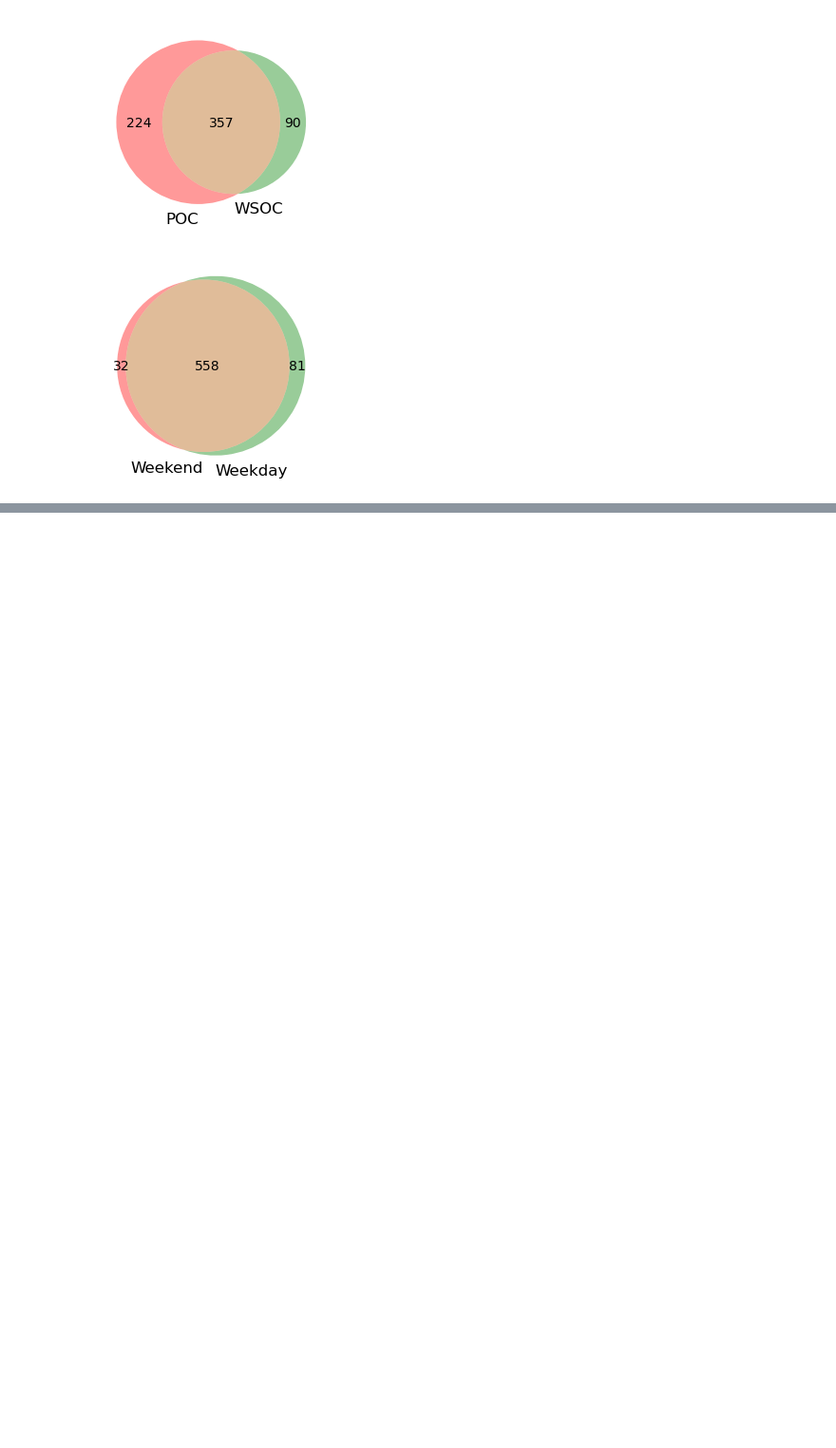
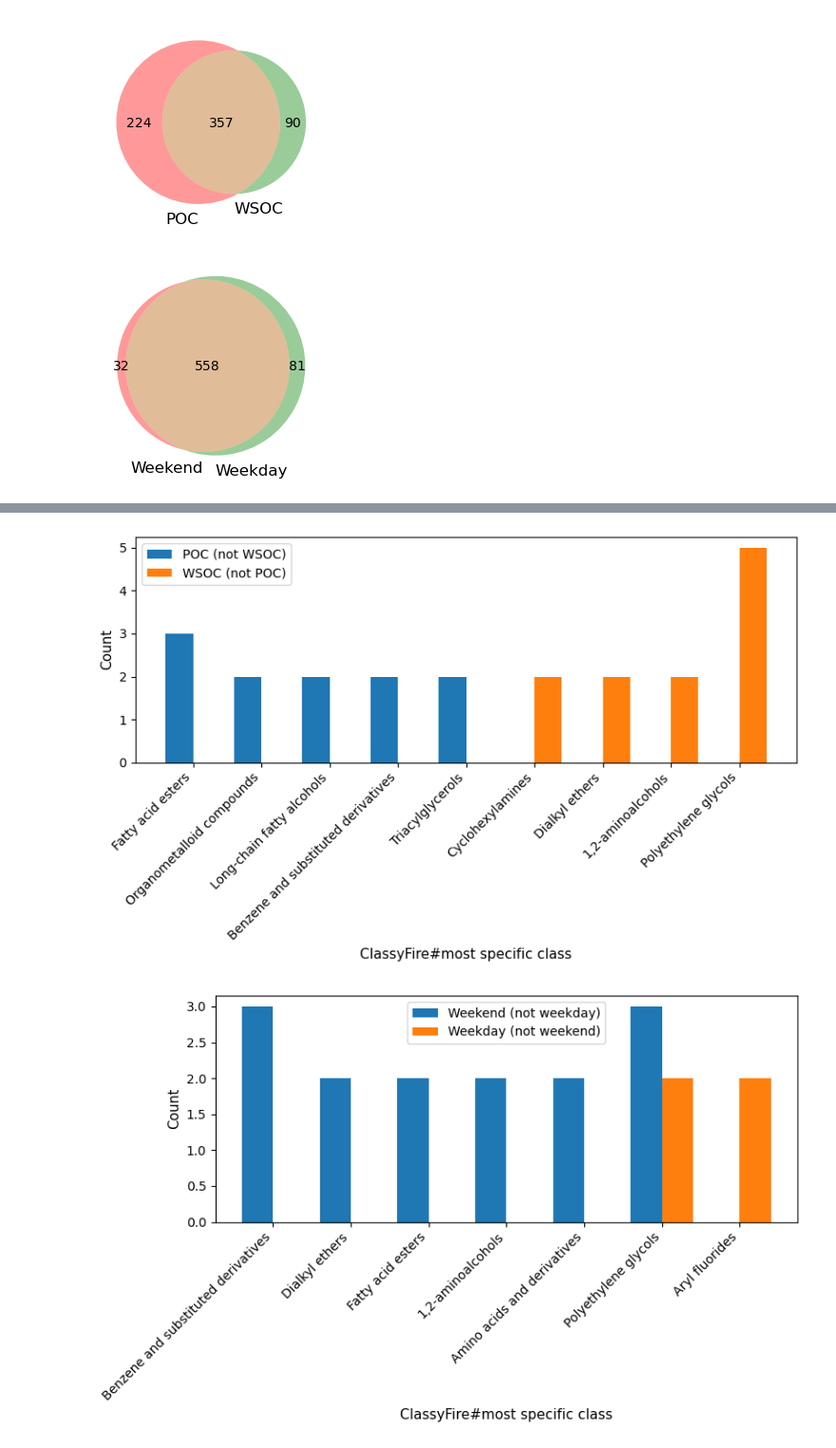
Before and after one commit to arnelammers/COMPASS, a Jupyter notebook: thesis/notebooks/additional_figures.ipynb, the cells around one changed output, grey strips where cells are left out. Shown at 95% size. Saved outputs shown, nothing was run; the diff lists cells and outputs as text; code cells hidden in the pictures; blank space fills up the shorter version.

```diff
--- a/thesis/notebooks/additional_figures.ipynb
+++ b/thesis/notebooks/additional_figures.ipynb
@@ -151,0 +183,6 @@ plot_filtered_counts(canopus_classes_tsp, canopus_classes_ufp, 'TSP','UFP', 'Cla
+# %%
+plot_filtered_counts_da_condition(canopus_classes_ufp, 'detected:fraction:POC', 'detected:fraction:WSOC', 'POC (not WSOC)','WSOC (not POC)', 'ClassyFire#most specific class','ClassyFire#most specific class Probability',0.7, 1,'../additional_figures/canopus_ufp_fraction.png')
+plot_filtered_counts_da_condition(canopus_classes_ufp, 'detected:day_type:weekend', 'detected:day_type:weekday', 'Weekend (not weekday)','Weekday (not weekend)', 'ClassyFire#most specific class','ClassyFire#most specific class Probability',0.7, 1,'../additional_figures/canopus_ufp_daytype.png')
+# %% [output]
+[figure, added]
+[figure, added]
```
Also changed, not shown: parts of 6 cells of this notebook, 7 other files.
